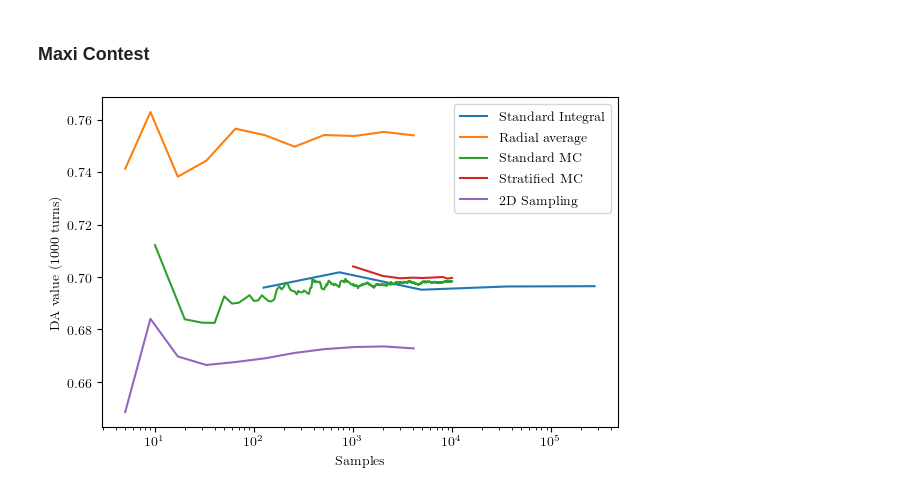
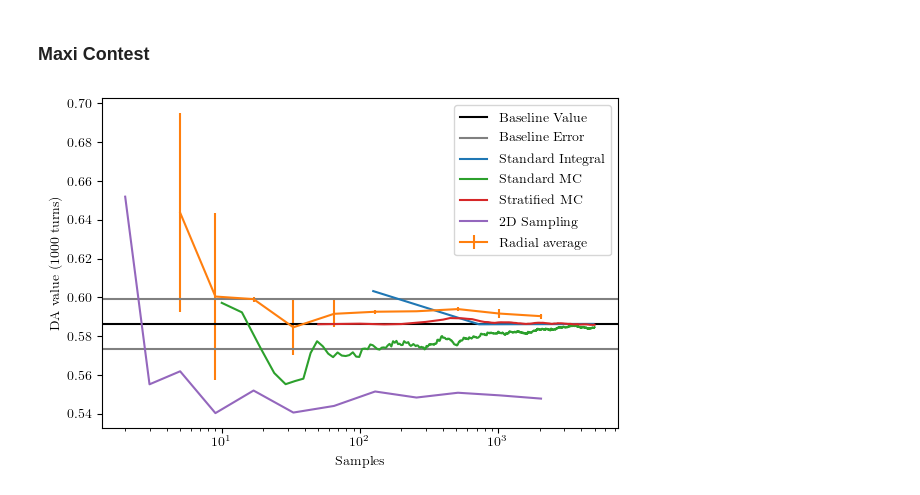
Before and after one commit to carlidel/da_measurements, a Jupyter notebook: load_and_plot.ipynb, the cells around one changed output. Drawn from its saved outputs; the diff is of its cells as text; code cells hidden in the pictures.

```diff
--- a/load_and_plot.ipynb
+++ b/load_and_plot.ipynb
@@ -233,0 +263,18 @@ plt.savefig("img/radial_average.pgf")
+# %%
+# Radial Average
+pos = len(turn_sampling) // 5
+plt.figure()
+plt.errorbar(turn_sampling[-pos:], DA_b[epsilon][-pos:], yerr=error_b[epsilon][-pos:], c="black", linewidth=0.5, elinewidth=0.5, label="Baseline")
+
+label = sorted(filter(lambda x: x[0] == epsilon, DA_2), key=lambda a: a[1](16.0, 2049, 1, 'int'))[-1]
+
+plt.errorbar(turn_sampling[-pos:], DA_2[label][-pos:], yerr=error_2[label][-pos:], label="Radial Average", linewidth=1, elinewidth=0.6)
+
+#plt.title("Comparison with Angular Average")
+plt.xlabel("N turns")
+plt.ylabel("DA")
+plt.legend(fontsize="small")
+plt.tight_layout()
+
+plt.savefig("img/radial_average_begin.png", dpi=300)
+plt.savefig("img/radial_average_begin.pgf")
@@ -333,7 +382,7 @@ plt.figure(figsize=(4, 3))
 plt.errorbar(turn_sampling, DA_b[epsilon], yerr=error_b[epsilon], c="black", linewidth=0.5, elinewidth=0.5, label="Baseline")
 elements = np.linspace(0,1,len(DA_5))
 
-label = sorted(filter(lambda x: x[0] == epsilon, DA_5), key=lambda a: a[1])[-1]
+label = sorted(filter(lambda x: x[0] == epsilon, DA_5), key=lambda a: a[1][0])[-1]
 plt.errorbar(turn_sampling, DA_5[label], yerr=error_5[label], label="2D integral", linewidth=0.6, elinewidth=0.6)
 
 #plt.title("Comparison with 2D integral")
@@ -373,14 +422,18 @@ plt.savefig("img/2d_single.pgf")
 ### Maxi Contest
 # %%
 plt.figure()
+
+plt.axhline(DA_b[epsilon][0], c='black', label="Baseline Value")
+plt.axhline(DA_b[epsilon][0] + error_b[epsilon][0], c='grey', label="Baseline Error")
+plt.axhline(DA_b[epsilon][0] - error_b[epsilon][0], c='grey')
 
 data = []
 error = []
 labels = []
 
 for i, label in enumerate(sorted(DA_1, key=lambda a: a[1])):
-    data.append(DA_1[label][-1])
-    error.append(error_1[label][-1])
+    data.append(DA_1[label][0])
+    error.append(error_1[label][0])
     labels.append(label[1])
 
 plt.plot(labels, data, label="Standard Integral")
@@ -389,12 +442,13 @@ data = []
 error = []
 labels = []
 
-for i, label in enumerate(sorted(DA_2, key=lambda a: a[1])):
-    data.append(DA_2[label][-1])
-    error.append(error_2[label][-1])
+
+for label in sorted(filter(lambda x: x[0] == epsilon and x[3] == 'int' and x[2] == 32, DA_2.keys()), key=lambda a: a[1]):
+    data.append(DA_2[label][0])
+    error.append(error_2[label][0])
     labels.append(label[1])
 
-plt.plot(labels, data, label="Radial average")
+plt.errorbar(labels, data, yerr=error, label="Radial average")
 
 data = []
 error = []
@@ -405,38 +459,38 @@ error_s = []
 labels_s = []
 
 for i, label in enumerate(sorted(DA_3, key=lambda a: a[1])):
-    data.append(DA_3[label][-1])
-    error.append(error_3[label][-1])
+    data.append(DA_3[label][0])
+    error.append(error_3[label][0])
     labels.append(label[1])
 
 for i, label in enumerate(sorted(DA_4, key=lambda a: a[1])):
-    data_s.append(DA_4[label][-1])
-    error_s.append(error_4[label][-1])
+    data_s.append(DA_4[label][0])
+    error_s.append(error_4[label][0])
     labels_s.append(label[1])
 
 plt.plot(labels, data, label="Standard MC")
 plt.plot(labels_s, data_s, label="Stratified MC")
 
 data = []
 error = []
 labels = []
 
 for i, label in enumerate(sorted(DA_5, key=lambda a: a[1])):
-    data.append(DA_5[label][-1])
-    error.append(error_5[label][-1])
+    data.append(DA_5[label][0])
+    error.append(error_5[label][0])
     labels.append(label[1][0])
 
 plt.plot(labels, data, label="2D Sampling")
 
 plt.legend()
 
 plt.xlabel("Samples")
 plt.ylabel("DA value ({} turns)".format(max_turns))
 plt.tight_layout()
 
 plt.xscale("log")
 
-plt.savefig("img/mashup_single.png", dpi=300)
+plt.savefig("img/mashup_single.png", dpi=600)
 plt.savefig("img/mashup_single.pgf")
 # %% [output]
-[figure, old version]
+[figure, new version]
```
Also changed, not shown: parts of 16 cells of this notebook, 7 other files.
